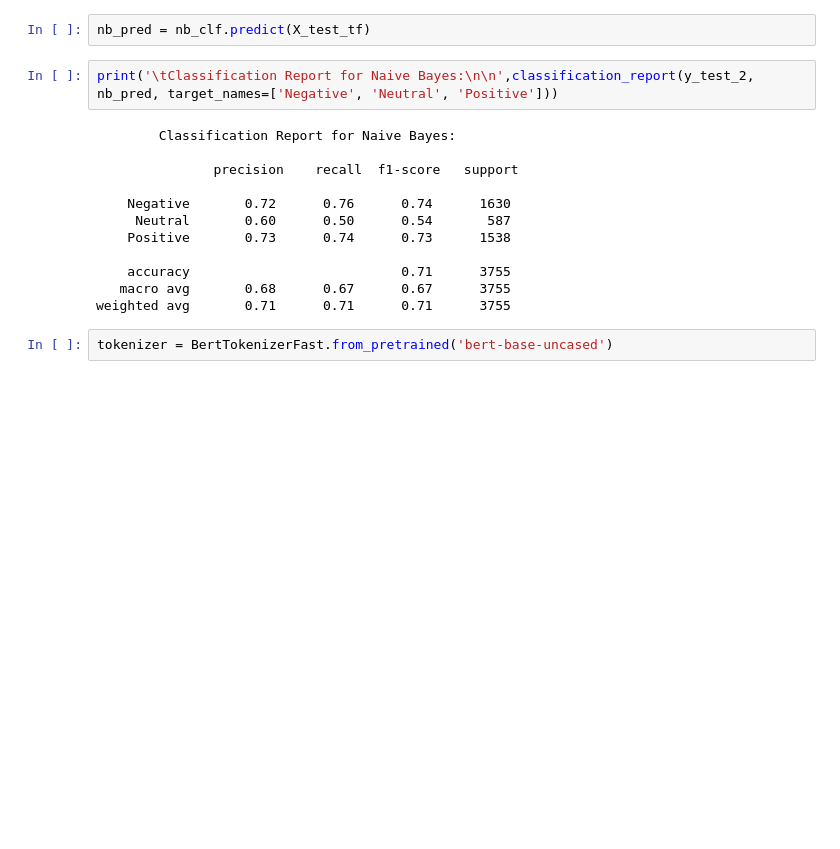
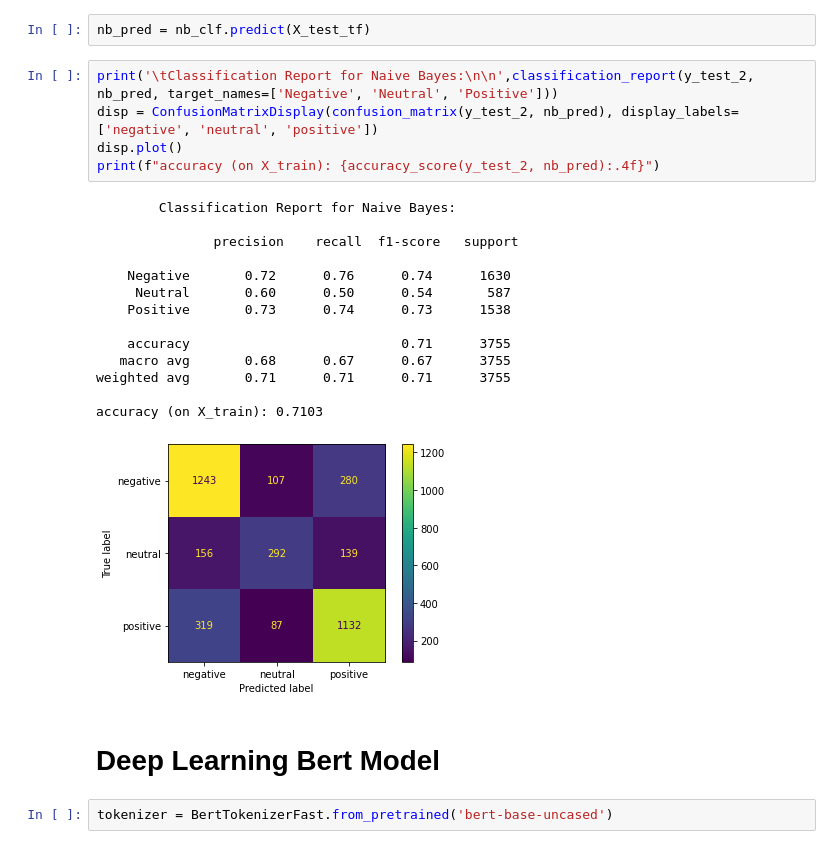
Before and after one commit to hunpham/cs39aa_project, a Jupyter notebook: project_part3.ipynb, the cells around one changed output. Drawn from its saved outputs; the diff is of its cells as text; blank space fills up the shorter version.

```diff
--- a/project_part3.ipynb
+++ b/project_part3.ipynb
@@ -304,18 +308,26 @@ nb_clf = nb_clf.fit(X_train_tf, y_train_2)
 nb_pred = nb_clf.predict(X_test_tf)
 # %%
 print('\tClassification Report for Naive Bayes:\n\n',classification_report(y_test_2, nb_pred, target_names=['Negative', 'Neutral', 'Positive']))
+disp = ConfusionMatrixDisplay(confusion_matrix(y_test_2, nb_pred), display_labels=['negative', 'neutral', 'positive'])
+disp.plot()
+print(f"accuracy (on X_train): {accuracy_score(y_test_2, nb_pred):.4f}")
 # %% [output]
         Classification Report for Naive Bayes:
 
                precision    recall  f1-score   support
 
     Negative       0.72      0.76      0.74      1630
      Neutral       0.60      0.50      0.54       587
     Positive       0.73      0.74      0.73      1538
 
     accuracy                           0.71      3755
    macro avg       0.68      0.67      0.67      3755
 weighted avg       0.71      0.71      0.71      3755
+
+accuracy (on X_train): 0.7103
+[figure, added]
+# %% [markdown]
+# Deep Learning Bert Model
 # %%
 tokenizer = BertTokenizerFast.from_pretrained('bert-base-uncased')
 # %%
```
Also changed, not shown: parts of 14 cells of this notebook.
